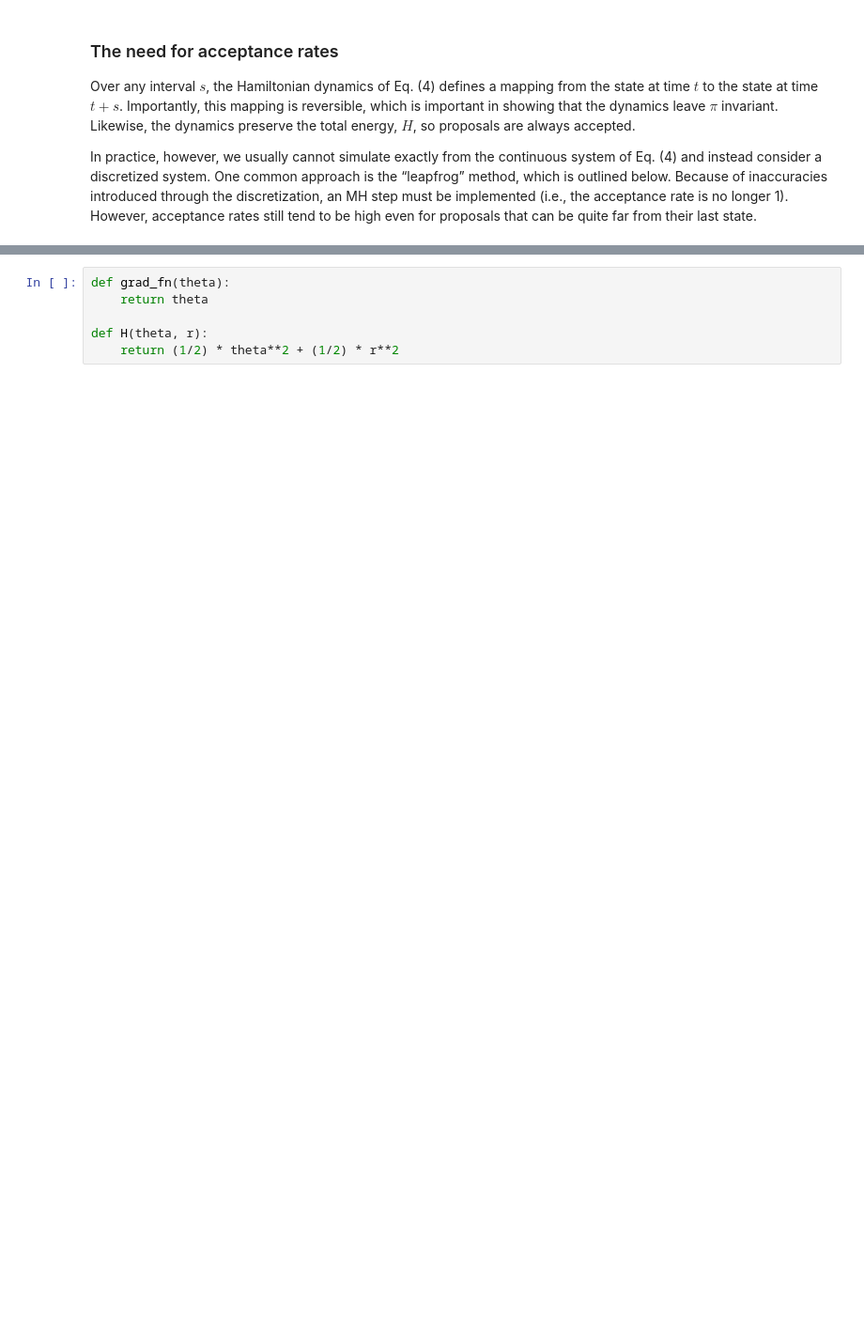
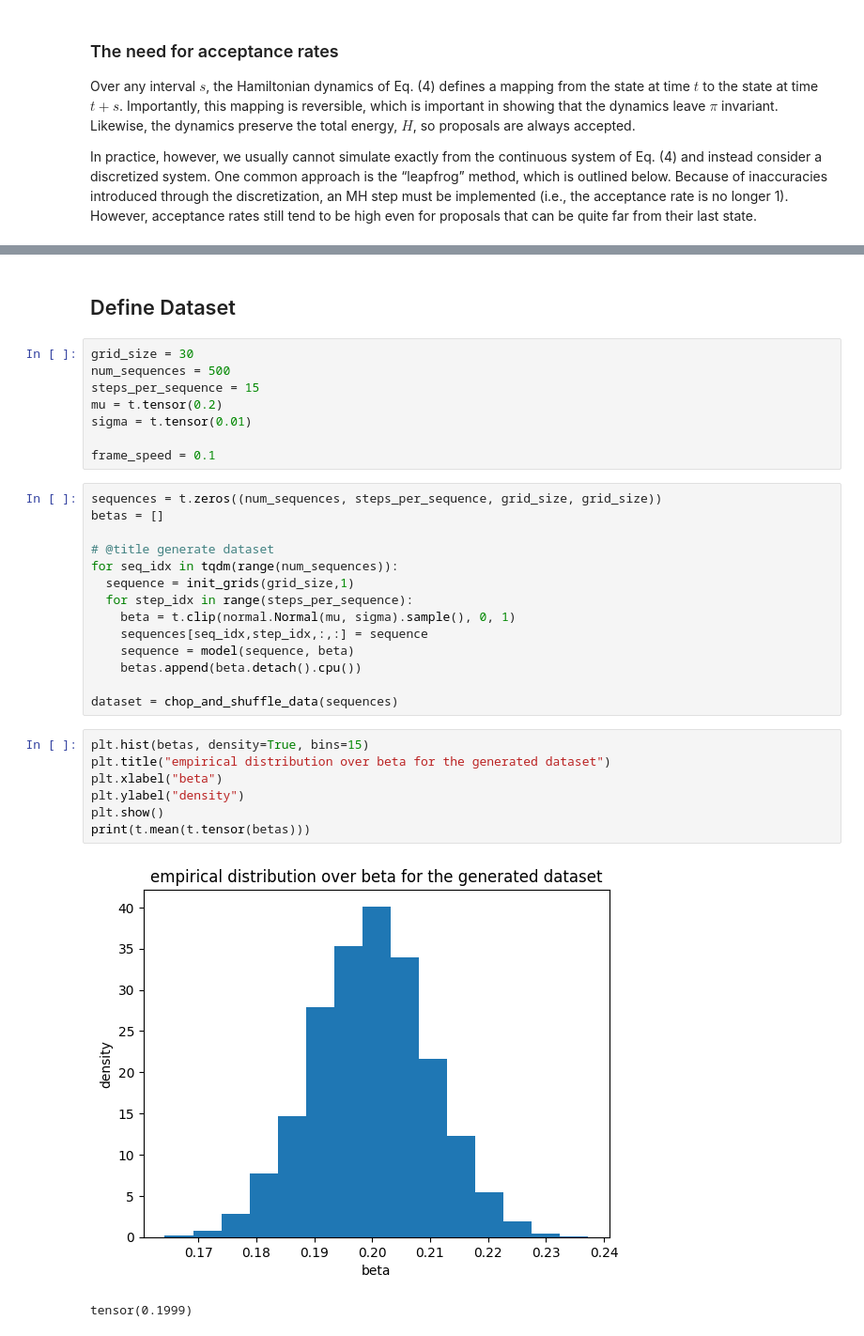
Before and after one commit to JanSchering/Thesis, a Jupyter notebook: si_model/Hamiltonian_MC.ipynb, the cells around one changed output, grey strips where cells are left out. Shown: that part at 94% size. Drawn from its saved outputs; the diff is of its cells as text; blank space fills up the shorter version.

```diff
--- a/si_model/Hamiltonian_MC.ipynb
+++ b/si_model/Hamiltonian_MC.ipynb
@@ -84,9 +89,37 @@ def HMC(theta: t.Tensor, step_size: float, grad_fn, H, m:int):
         rho = t.exp(H(theta_star, r_star) - H(theta, r))
         if u < min(1, rho):
             return theta_star, r_star
-# %%
-def grad_fn(theta):
-    return theta
-
-def H(theta, r):
-    return (1/2) * theta**2 + (1/2) * r**2
+# %% [markdown]
+## Define Dataset
+# %%
+grid_size = 30
+num_sequences = 500
+steps_per_sequence = 15
+mu = t.tensor(0.2)
+sigma = t.tensor(0.01)
+
+frame_speed = 0.1
+# %%
+sequences = t.zeros((num_sequences, steps_per_sequence, grid_size, grid_size))
+betas = []
+
+# @title generate dataset
+for seq_idx in tqdm(range(num_sequences)):
+  sequence = init_grids(grid_size,1)
+  for step_idx in range(steps_per_sequence):
+    beta = t.clip(normal.Normal(mu, sigma).sample(), 0, 1)
+    sequences[seq_idx,step_idx,:,:] = sequence
+    sequence = model(sequence, beta)
+    betas.append(beta.detach().cpu())
+
+dataset = chop_and_shuffle_data(sequences)
+# %%
+plt.hist(betas, density=True, bins=15)
+plt.title("empirical distribution over beta for the generated dataset")
+plt.xlabel("beta")
+plt.ylabel("density")
+plt.show()
+print(t.mean(t.tensor(betas)))
+# %% [output]
+[figure, added]
+tensor(0.1999)
```
Also changed, not shown: parts of 15 cells of this notebook, 2 other files.
